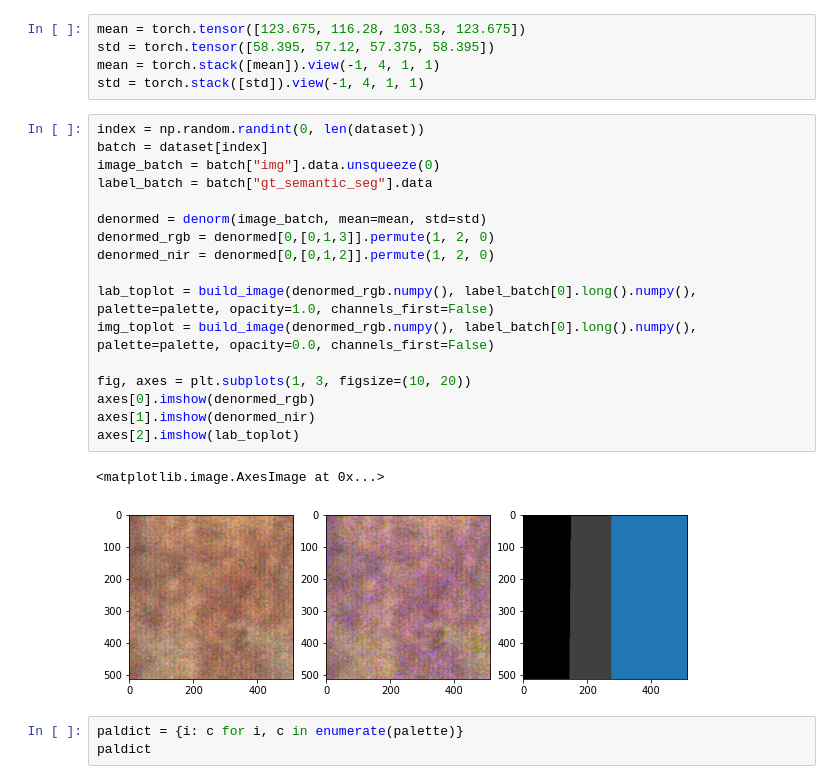
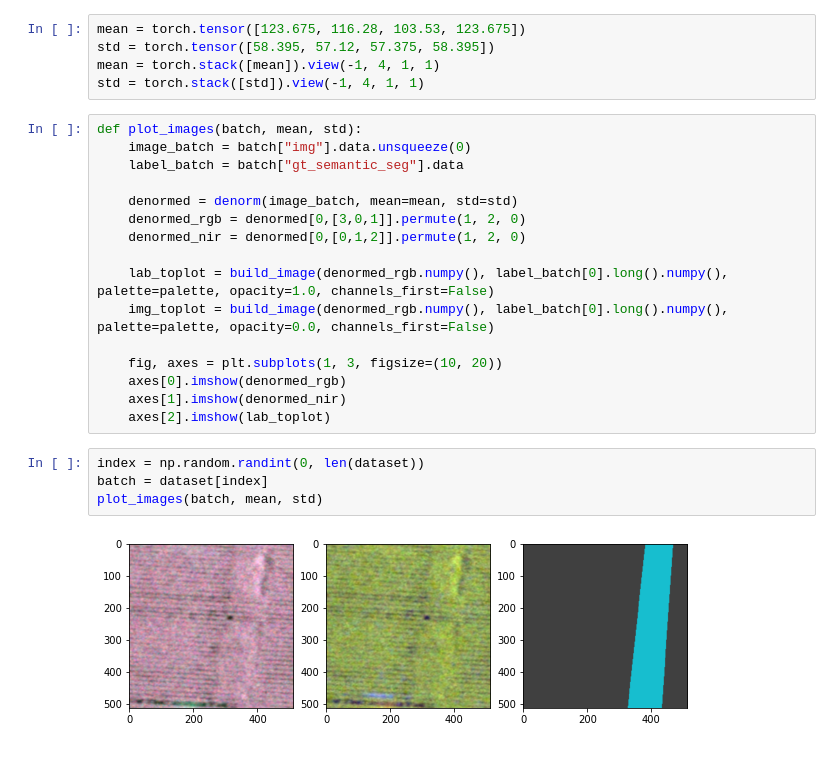
Before and after one commit to edornd/agrivision-2022, a Jupyter notebook: notebooks/pipeline_test.ipynb, the cells around one changed output. Drawn from its saved outputs; the diff is of its cells as text.

```diff
--- a/notebooks/pipeline_test.ipynb
+++ b/notebooks/pipeline_test.ipynb
@@ -57,25 +60,24 @@ std = torch.tensor([58.395, 57.12, 57.375, 58.395])
 mean = torch.stack([mean]).view(-1, 4, 1, 1)
 std = torch.stack([std]).view(-1, 4, 1, 1)
 # %%
-index = np.random.randint(0, len(dataset))
-batch = dataset[index]
-image_batch = batch["img"].data.unsqueeze(0)
-label_batch = batch["gt_semantic_seg"].data
+def plot_images(batch, mean, std):
+    image_batch = batch["img"].data.unsqueeze(0)
+    label_batch = batch["gt_semantic_seg"].data
 
-denormed = denorm(image_batch, mean=mean, std=std)
-denormed_rgb = denormed[0,[0,1,3]].permute(1, 2, 0)
-denormed_nir = denormed[0,[0,1,2]].permute(1, 2, 0)
+    denormed = denorm(image_batch, mean=mean, std=std)
+    denormed_rgb = denormed[0,[3,0,1]].permute(1, 2, 0)
+    denormed_nir = denormed[0,[0,1,2]].permute(1, 2, 0)
 
-lab_toplot = build_image(denormed_rgb.numpy(), label_batch[0].long().numpy(), palette=palette, opacity=1.0, channels_first=False)
-img_toplot = build_image(denormed_rgb.numpy(), label_batch[0].long().numpy(), palette=palette, opacity=0.0, channels_first=False)
+    lab_toplot = build_image(denormed_rgb.numpy(), label_batch[0].long().numpy(), palette=palette, opacity=1.0, channels_first=False)
+    img_toplot = build_image(denormed_rgb.numpy(), label_batch[0].long().numpy(), palette=palette, opacity=0.0, channels_first=False)
 
-fig, axes = plt.subplots(1, 3, figsize=(10, 20))
-axes[0].imshow(denormed_rgb)
-axes[1].imshow(denormed_nir)
-axes[2].imshow(lab_toplot)
+    fig, axes = plt.subplots(1, 3, figsize=(10, 20))
+    axes[0].imshow(denormed_rgb)
+    axes[1].imshow(denormed_nir)
+    axes[2].imshow(lab_toplot)
-# %% [output]
-<matplotlib.image.AxesImage at 0x...>
-[figure, removed]
-# %%
-paldict = {i: c for i, c in enumerate(palette)}
-paldict
+# %%
+index = np.random.randint(0, len(dataset))
+batch = dataset[index]
+plot_images(batch, mean, std)
+# %% [output]
+[figure, added]
```
Also changed, not shown: parts of 8 cells of this notebook, 15 other files.
